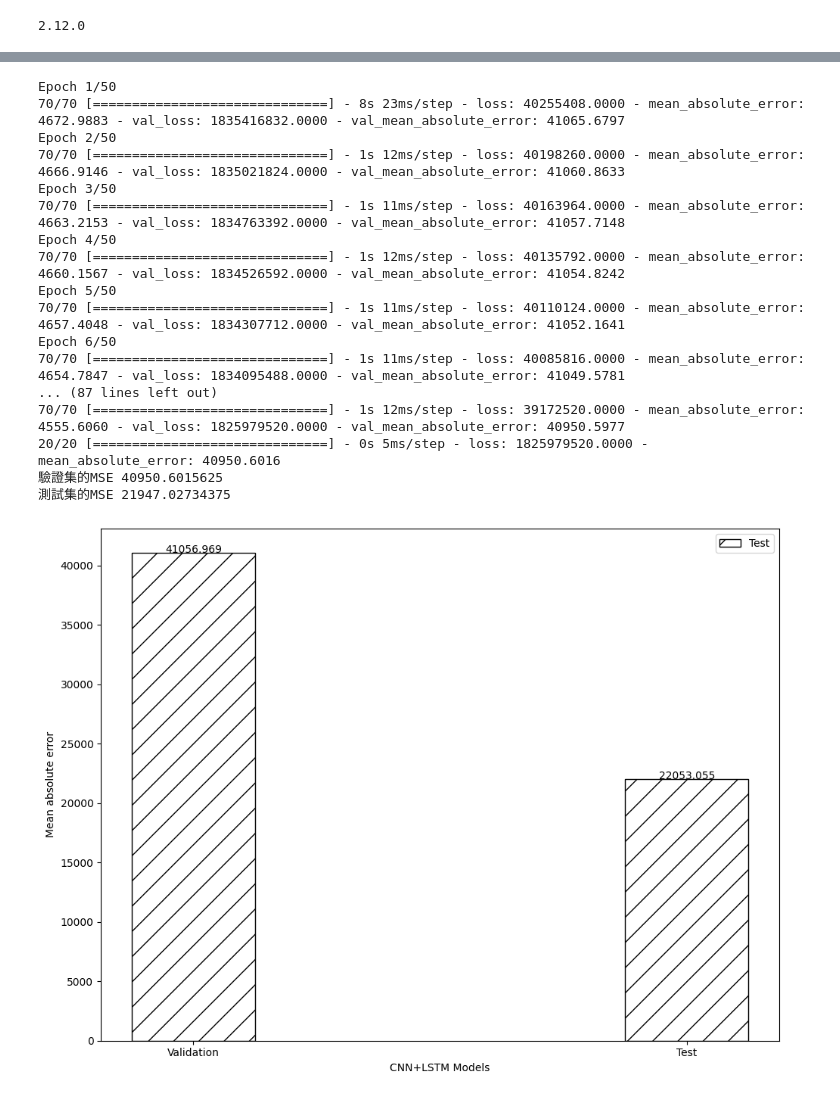
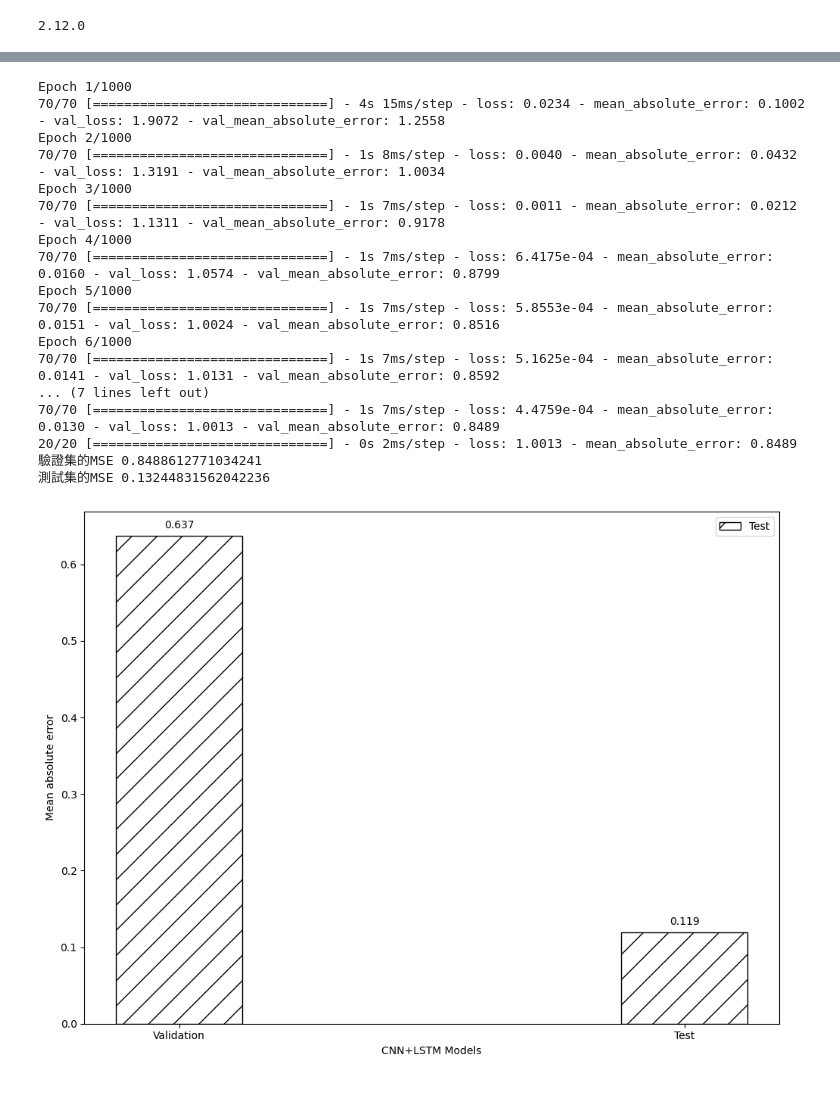
Before and after one commit to k1013726/Market-Sentiment-Analysis, a Jupyter notebook: ModelTrain_Indicators/CNN+LSTM_Model.ipynb, the cells around one changed output, grey strips where cells are left out. Saved outputs shown, nothing was run; the diff lists cells and outputs as text; code cells hidden in the pictures.

```diff
--- a/ModelTrain_Indicators/CNN+LSTM_Model.ipynb
+++ b/ModelTrain_Indicators/CNN+LSTM_Model.ipynb
@@ -35,13 +35,14 @@ np.random.seed(42)
 # %%
 yf.pdr_override()
 symbol = "BTC-USD"
+# symbol = "DOGE-USD"
 start =datetime.date(2014,9,17)
 end = datetime.date.today()
 
 # Read data
-df = yf.download(symbol, start, end)
-df_Indicators= yf.download(symbol, start, end)
-print(df)
+df = yf.download(symbol)
+df_Indicators= yf.download(symbol)
+df.head()
 # %% [output]
 [*********************100%***********************]  1 of 1 completed
 [*********************100%***********************]  1 of 1 completed
@@ -164 +157,11 @@ train_df.shape, val_df.shape, test_df.shape
+# %%
+#將值縮限在0~1之間，加速訓練時間
+from sklearn.preprocessing import MinMaxScaler
+
+scaler = MinMaxScaler()
+scaler.fit(train_df)
+
+train_df[train_df.columns] = scaler.transform(train_df[train_df.columns])
+val_df[val_df.columns] = scaler.transform(val_df[val_df.columns])
+test_df[test_df.columns] = scaler.transform(test_df[test_df.columns])
 # %%
@@ -310,9 +303,11 @@ train_df.head()
 # %%
 ms_cnn_model = Sequential([
-    Conv1D(64, activation='relu', kernel_size=(KERNEL_WIDTH)),
+    Conv1D(filters=32,
+          kernel_size=(KERNEL_WIDTH,),
+          activation='relu'),
     LSTM(32, return_sequences=True),
     LSTM(32, return_sequences=True),
-    Dense(1),
+    Dense(1)
 ])
 
 history = compile_and_fit(ms_cnn_model, multi_window)
@@ -325,41 +320,41 @@ ms_performance['CNN'] = ms_cnn_model.evaluate(multi_window.test, verbose=0)
 print(f"驗證集的MSE {ms_val_performance['CNN'][1]}")
 print(f"測試集的MSE {ms_performance['CNN'][1]}")
 # %% [output]
-Epoch 1/50
-70/70 [==============================] - 8s 23ms/step - loss: 40255408.0000 - mean_absolute_error: 4672.9883 - val_loss: 1835416832.0000 - val_mean_absolute_error: 41065.6797
-Epoch 2/50
-70/70 [==============================] - 1s 12ms/step - loss: 40198260.0000 - mean_absolute_error: 4666.9146 - val_loss: 1835021824.0000 - val_mean_absolute_error: 41060.8633
-Epoch 3/50
-70/70 [==============================] - 1s 11ms/step - loss: 40163964.0000 - mean_absolute_error: 4663.2153 - val_loss: 1834763392.0000 - val_mean_absolute_error: 41057.7148
-Epoch 4/50
-70/70 [==============================] - 1s 12ms/step - loss: 40135792.0000 - mean_absolute_error: 4660.1567 - val_loss: 1834526592.0000 - val_mean_absolute_error: 41054.8242
-Epoch 5/50
-70/70 [==============================] - 1s 11ms/step - loss: 40110124.0000 - mean_absolute_error: 4657.4048 - val_loss: 1834307712.0000 - val_mean_absolute_error: 41052.1641
-Epoch 6/50
-70/70 [==============================] - 1s 11ms/step - loss: 40085816.0000 - mean_absolute_error: 4654.7847 - val_loss: 1834095488.0000 - val_mean_absolute_error: 41049.5781
-... (87 lines left out)
-70/70 [==============================] - 1s 12ms/step - loss: 39172520.0000 - mean_absolute_error: 4555.6060 - val_loss: 1825979520.0000 - val_mean_absolute_error: 40950.5977
-20/20 [==============================] - 0s 5ms/step - loss: 1825979520.0000 - mean_absolute_error: 40950.6016
-驗證集的MSE 40950.6015625
-測試集的MSE 21947.02734375
+Epoch 1/1000
+70/70 [==============================] - 4s 15ms/step - loss: 0.0234 - mean_absolute_error: 0.1002 - val_loss: 1.9072 - val_mean_absolute_error: 1.2558
+Epoch 2/1000
+70/70 [==============================] - 1s 8ms/step - loss: 0.0040 - mean_absolute_error: 0.0432 - val_loss: 1.3191 - val_mean_absolute_error: 1.0034
+Epoch 3/1000
+70/70 [==============================] - 1s 7ms/step - loss: 0.0011 - mean_absolute_error: 0.0212 - val_loss: 1.1311 - val_mean_absolute_error: 0.9178
+Epoch 4/1000
+70/70 [==============================] - 1s 7ms/step - loss: 6.4175e-04 - mean_absolute_error: 0.0160 - val_loss: 1.0574 - val_mean_absolute_error: 0.8799
+Epoch 5/1000
+70/70 [==============================] - 1s 7ms/step - loss: 5.8553e-04 - mean_absolute_error: 0.0151 - val_loss: 1.0024 - val_mean_absolute_error: 0.8516
+Epoch 6/1000
+70/70 [==============================] - 1s 7ms/step - loss: 5.1625e-04 - mean_absolute_error: 0.0141 - val_loss: 1.0131 - val_mean_absolute_error: 0.8592
+... (7 lines left out)
+70/70 [==============================] - 1s 7ms/step - loss: 4.4759e-04 - mean_absolute_error: 0.0130 - val_loss: 1.0013 - val_mean_absolute_error: 0.8489
+20/20 [==============================] - 0s 2ms/step - loss: 1.0013 - mean_absolute_error: 0.8489
+驗證集的MSE 0.8488612771034241
+測試集的MSE 0.13244831562042236
 # %%
 ms_mae_test=[ms_val_performance['CNN'][1],ms_performance['CNN'][1]]
 
 x = np.arange(len(ms_mae_test))
 labels = [ 'Validation','Test']
 
 plt.bar(x,ms_mae_test, width=0.25, color='white', edgecolor='black', hatch='/', label='Test')
 
 for i in x:
-    plt.text(x=i, y=ms_mae_test[i]+ 0.65, s=str(round(ms_mae_test[i], 3)), ha='center')
+    plt.text(x=i, y=ms_mae_test[i]+ 0.01, s=str(round(ms_mae_test[i], 3)), ha='center')
 
 
 
 plt.xlabel('CNN+LSTM Models')
 plt.ylabel('Mean absolute error')
 plt.xticks(ticks=x, labels=labels)
 plt.legend(loc='best')
 plt.tight_layout()
 plt.savefig('figure/CNN+LSTM Models.png', dpi=300)
 # %% [output]
-[figure, old version]
+[figure, new version]
```
Also changed, not shown: parts of 7 cells of this notebook, 7 other files.
